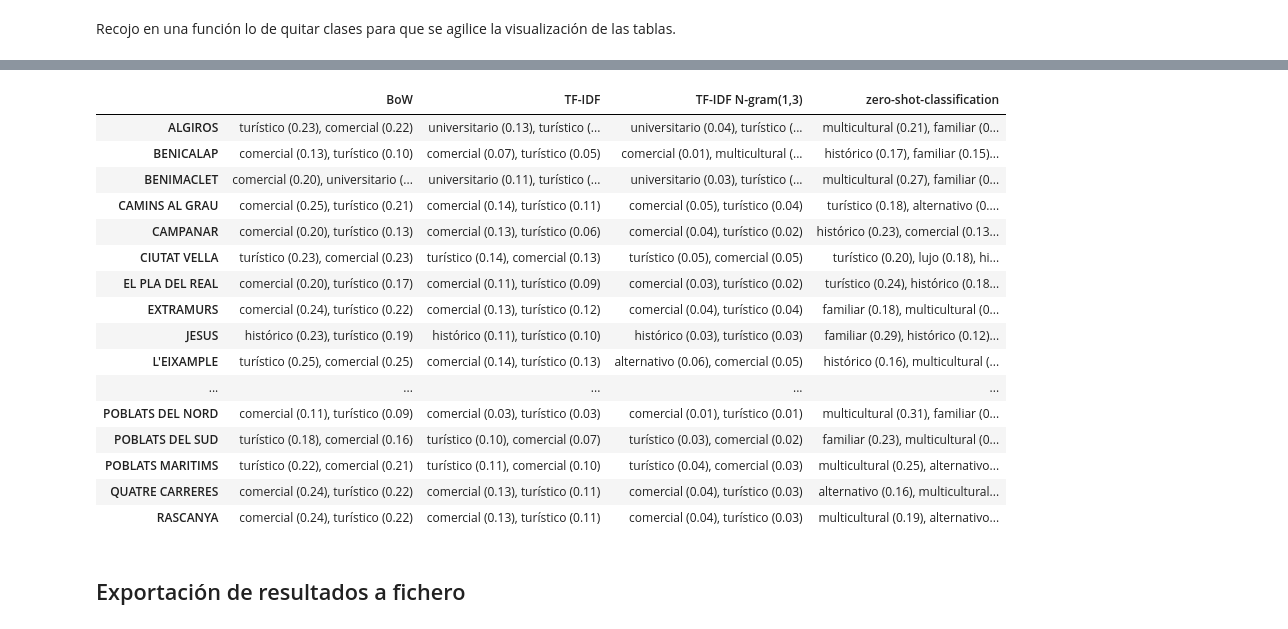
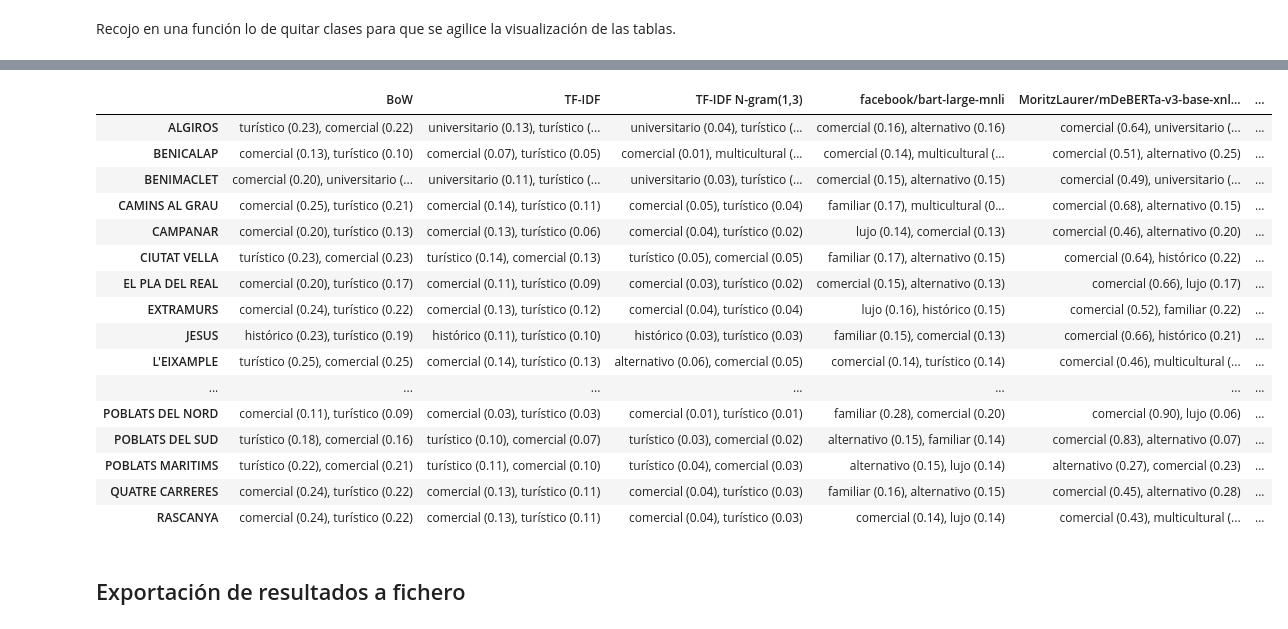
Before and after one commit to esedesam/mcd-nlp-proyecto, a Jupyter notebook: clasificarBarrios.ipynb, the cells around one changed output, grey strips where cells are left out. Cells and saved outputs as stored; diff of their text form; code cells hidden in the pictures.

```diff
--- a/clasificarBarrios.ipynb
+++ b/clasificarBarrios.ipynb
@@ -259,5 +262,3 @@ ax.legend(handles = colorLegend, loc = 'best')
 tipology.keys()
 # %% [output]
 dict_keys(['histórico', 'lujo', 'multicultural', 'familiar', 'universitario', 'turístico', 'alternativo', 'suburbano', 'comercial'])
-# %%
-classifier = pipeline("zero-shot-classification")
@@ -342,10 +319,0 @@ mostSimilarBarrioDf
-# %%
-# Obtener similitud con clases
-classes = list(tipology.keys())
-classDescriptions = [normalizeDoc(nlp, doc) for doc in list(tipology.values())]
-descriptionsAndClasses = descriptions + classDescriptions
-descriptionAndClassesIndex = descriptionIndex + classes
-
-similarityDict = obtainSimilarity(descriptionsAndClasses, descriptionAndClassesIndex, models)
-mostSimilarDf = findMostSimilar(similarityDict, descriptionAndClassesIndex, 2, classes)
-mostSimilarDf
@@ -569,14 +480 @@ mostSimilarDfFiltered
 | RASCANYA | comercial (0.24), turístico (0.22) | comercial (0.13), turístico (0.11) | comercial (0.04), turístico (0.03) |
-# %%
-# Clasificar con modelo de hugging-face
-resultsFiltered = []
-for doc in combined_opinions:
-    resultsFiltered.append(classifier(
-        doc,
-        candidate_labels = ['histórico', 'lujo', 'multicultural', 'familiar', 'universitario', 'turístico', 'comercial', 'suburbano2']))
-
-# Añadir resultados al df
-for barrio, result in zip(descriptionIndexInside, resultsFiltered):
-    mostSimilarDfFiltered.loc[barrio, 'zero-shot-classification'] = f"{result['labels'][0]} ({result['scores'][0]:.2f}), {result['labels'][1]} ({result['scores'][1]:.2f})"
-
-mostSimilarDfFiltered
@@ -615,55 +483,57 @@ classes
 # %%
 def process_opinions_with_filter(classes_to_remove, combined_opinions, descriptionIndexInside, models, classifier, tipology, nlp):
     """
     Procesa las opiniones de los barrios filtrando las clases que se quieren eliminar.
     """
     # Filtrar las clases y las descripciones correspondientes
     classesFiltered = [cls for cls in classes if cls not in classes_to_remove]
     classDescriptionsFiltered = [normalizeDoc(nlp, tipology[cls]) for cls in classesFiltered]
 
     # Combinar opiniones y descripciones filtradas
     descriptionsAndClassesFiltered = combined_opinions + classDescriptionsFiltered
     descriptionsAndClassesIndexFiltered = descriptionIndexInside + classesFiltered
 
     # Obtener similitud con clases
     similarityDictFiltered = obtainSimilarity(descriptionsAndClassesFiltered, descriptionsAndClassesIndexFiltered, models)
     mostSimilarDfFiltered = findMostSimilar(similarityDictFiltered, descriptionsAndClassesIndexFiltered, 2, classesFiltered)
 
-    # Clasificar con modelo de hugging-face
-    resultsFiltered = []
-    for doc in combined_opinions:
-        resultsFiltered.append(classifier(
-            doc,
-            candidate_labels = classesFiltered))
+    for classifier in classifierList:
+        modelName = classifier.model.name_or_path
+        # Clasificar con modelo de hugging-face
+        resultsFiltered = []
+        for doc in combined_opinions:
+            resultsFiltered.append(classifier(
+                doc,
+                candidate_labels = classesFiltered))
 
-    # Añadir resultados al dataframe
-    for barrio, result in zip(descriptionIndexInside, resultsFiltered):
-        mostSimilarDfFiltered.loc[barrio, 'zero-shot-classification'] = ", ".join([f"{label} ({score:.2f})" for label, score in zip(result['labels'], result['scores'])])
+        # Añadir resultados al df
+        for barrio, result in zip(descriptionIndexInside, resultsFiltered):
+            mostSimilarDfFiltered.loc[barrio, modelName] = f"{result['labels'][0]} ({result['scores'][0]:.2f}), {result['labels'][1]} ({result['scores'][1]:.2f})"
 
     return mostSimilarDfFiltered
 
 # Uso de la función
 classes_to_remove = ['suburbano']
 filtered_results = process_opinions_with_filter(classes_to_remove, combined_opinions, descriptionIndexInside, models, classifier, tipology, nlp)
 filtered_results
 # %% [output]
-|  | BoW | TF-IDF | TF-IDF N-gram(1,3) | zero-shot-classification |
-| ALGIROS | turístico (0.23), comercial (0.22) | universitario (0.13), turístico (... | universitario (0.04), turístico (... | multicultural (0.21), familiar (0... |
-| BENICALAP | comercial (0.13), turístico (0.10) | comercial (0.07), turístico (0.05) | comercial (0.01), multicultural (... | histórico (0.17), familiar (0.15)... |
-| BENIMACLET | comercial (0.20), universitario (... | universitario (0.11), turístico (... | universitario (0.03), turístico (... | multicultural (0.27), familiar (0... |
-| CAMINS AL GRAU | comercial (0.25), turístico (0.21) | comercial (0.14), turístico (0.11) | comercial (0.05), turístico (0.04) | turístico (0.18), alternativo (0.... |
-| CAMPANAR | comercial (0.20), turístico (0.13) | comercial (0.13), turístico (0.06) | comercial (0.04), turístico (0.02) | histórico (0.23), comercial (0.13... |
-| CIUTAT VELLA | turístico (0.23), comercial (0.23) | turístico (0.14), comercial (0.13) | turístico (0.05), comercial (0.05) | turístico (0.20), lujo (0.18), hi... |
-| EL PLA DEL REAL | comercial (0.20), turístico (0.17) | comercial (0.11), turístico (0.09) | comercial (0.03), turístico (0.02) | turístico (0.24), histórico (0.18... |
-| EXTRAMURS | comercial (0.24), turístico (0.22) | comercial (0.13), turístico (0.12) | comercial (0.04), turístico (0.04) | familiar (0.18), multicultural (0... |
-| JESUS | histórico (0.23), turístico (0.19) | histórico (0.11), turístico (0.10) | histórico (0.03), turístico (0.03) | familiar (0.29), histórico (0.12)... |
-| L'EIXAMPLE | turístico (0.25), comercial (0.25) | comercial (0.14), turístico (0.13) | alternativo (0.06), comercial (0.05) | histórico (0.16), multicultural (... |
-| ... | ... | ... | ... | ... |
-| POBLATS DEL NORD | comercial (0.11), turístico (0.09) | comercial (0.03), turístico (0.03) | comercial (0.01), turístico (0.01) | multicultural (0.31), familiar (0... |
-| POBLATS DEL SUD | turístico (0.18), comercial (0.16) | turístico (0.10), comercial (0.07) | turístico (0.03), comercial (0.02) | familiar (0.23), multicultural (0... |
-| POBLATS MARITIMS | turístico (0.22), comercial (0.21) | turístico (0.11), comercial (0.10) | turístico (0.04), comercial (0.03) | multicultural (0.25), alternativo... |
-| QUATRE CARRERES | comercial (0.24), turístico (0.22) | comercial (0.13), turístico (0.11) | comercial (0.04), turístico (0.03) | alternativo (0.16), multicultural... |
-| RASCANYA | comercial (0.24), turístico (0.22) | comercial (0.13), turístico (0.11) | comercial (0.04), turístico (0.03) | multicultural (0.19), alternativo... |
+|  | BoW | TF-IDF | TF-IDF N-gram(1,3) | facebook/bart-large-mnli | MoritzLaurer/mDeBERTa-v3-base-xnl... | ... |
+| ALGIROS | turístico (0.23), comercial (0.22) | universitario (0.13), turístico (... | universitario (0.04), turístico (... | comercial (0.16), alternativo (0.16) | comercial (0.64), universitario (... | ... |
+| BENICALAP | comercial (0.13), turístico (0.10) | comercial (0.07), turístico (0.05) | comercial (0.01), multicultural (... | comercial (0.14), multicultural (... | comercial (0.51), alternativo (0.25) | ... |
+| BENIMACLET | comercial (0.20), universitario (... | universitario (0.11), turístico (... | universitario (0.03), turístico (... | comercial (0.15), alternativo (0.15) | comercial (0.49), universitario (... | ... |
+| CAMINS AL GRAU | comercial (0.25), turístico (0.21) | comercial (0.14), turístico (0.11) | comercial (0.05), turístico (0.04) | familiar (0.17), multicultural (0... | comercial (0.68), alternativo (0.15) | ... |
+| CAMPANAR | comercial (0.20), turístico (0.13) | comercial (0.13), turístico (0.06) | comercial (0.04), turístico (0.02) | lujo (0.14), comercial (0.13) | comercial (0.46), alternativo (0.20) | ... |
+| CIUTAT VELLA | turístico (0.23), comercial (0.23) | turístico (0.14), comercial (0.13) | turístico (0.05), comercial (0.05) | familiar (0.17), alternativo (0.15) | comercial (0.64), histórico (0.22) | ... |
+| EL PLA DEL REAL | comercial (0.20), turístico (0.17) | comercial (0.11), turístico (0.09) | comercial (0.03), turístico (0.02) | comercial (0.15), alternativo (0.13) | comercial (0.66), lujo (0.17) | ... |
+| EXTRAMURS | comercial (0.24), turístico (0.22) | comercial (0.13), turístico (0.12) | comercial (0.04), turístico (0.04) | lujo (0.16), histórico (0.15) | comercial (0.52), familiar (0.22) | ... |
+| JESUS | histórico (0.23), turístico (0.19) | histórico (0.11), turístico (0.10) | histórico (0.03), turístico (0.03) | familiar (0.15), comercial (0.13) | comercial (0.66), histórico (0.21) | ... |
+| L'EIXAMPLE | turístico (0.25), comercial (0.25) | comercial (0.14), turístico (0.13) | alternativo (0.06), comercial (0.05) | comercial (0.14), turístico (0.14) | comercial (0.46), multicultural (... | ... |
+| ... | ... | ... | ... | ... | ... | ... |
+| POBLATS DEL NORD | comercial (0.11), turístico (0.09) | comercial (0.03), turístico (0.03) | comercial (0.01), turístico (0.01) | familiar (0.28), comercial (0.20) | comercial (0.90), lujo (0.06) | ... |
+| POBLATS DEL SUD | turístico (0.18), comercial (0.16) | turístico (0.10), comercial (0.07) | turístico (0.03), comercial (0.02) | alternativo (0.15), familiar (0.14) | comercial (0.83), alternativo (0.07) | ... |
+| POBLATS MARITIMS | turístico (0.22), comercial (0.21) | turístico (0.11), comercial (0.10) | turístico (0.04), comercial (0.03) | alternativo (0.15), lujo (0.14) | alternativo (0.27), comercial (0.23) | ... |
+| QUATRE CARRERES | comercial (0.24), turístico (0.22) | comercial (0.13), turístico (0.11) | comercial (0.04), turístico (0.03) | familiar (0.16), alternativo (0.15) | comercial (0.45), alternativo (0.28) | ... |
+| RASCANYA | comercial (0.24), turístico (0.22) | comercial (0.13), turístico (0.11) | comercial (0.04), turístico (0.03) | comercial (0.14), lujo (0.14) | comercial (0.43), multicultural (... | ... |
 # %% [markdown]
 ## Exportación de resultados a fichero
 # %%
```
Also changed, not shown: parts of 26 cells of this notebook, 1 other file.
